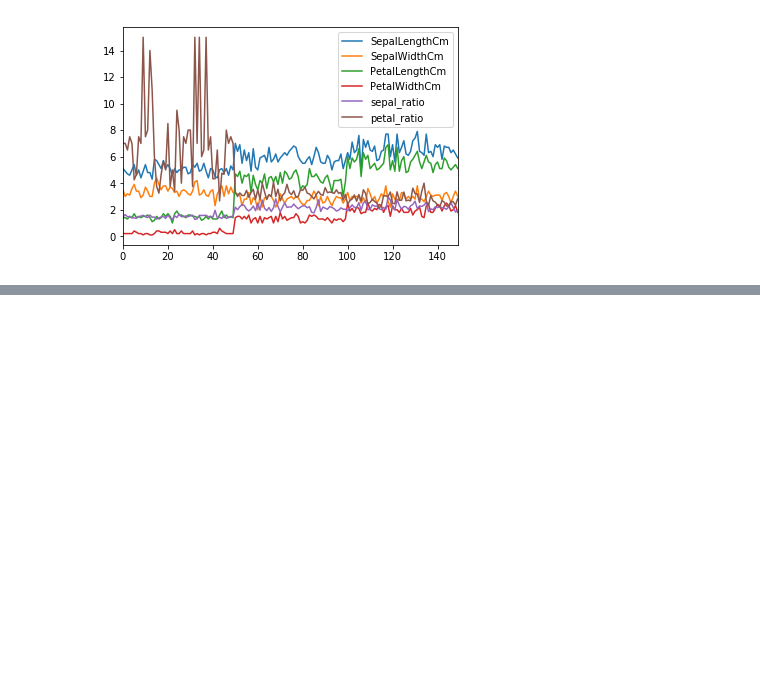
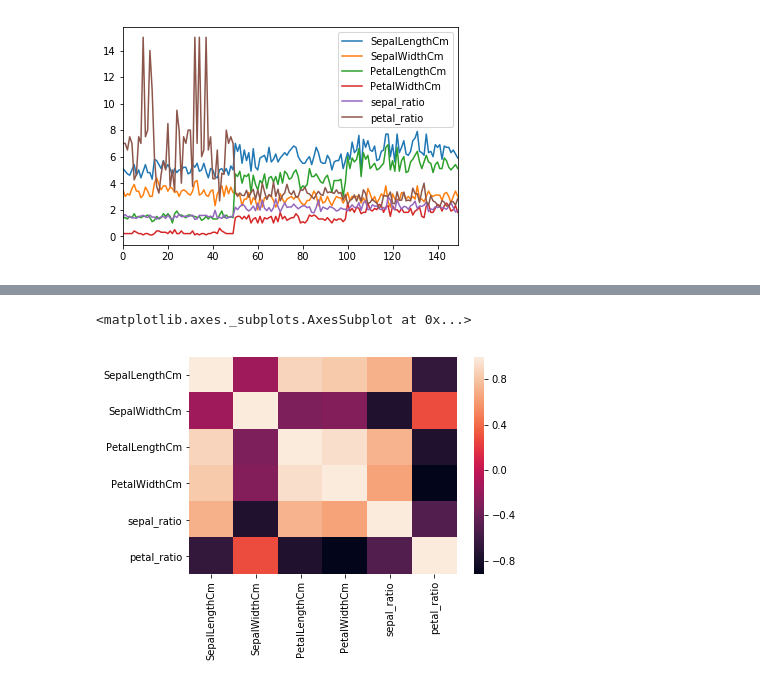
Before and after one commit to tanviredu/h20, a Jupyter notebook: python/Iris_h20.ipynb, the cells around one changed output, grey strips where cells are left out. Drawn from its saved outputs; the diff is of its cells as text; code cells hidden in the pictures; blank space fills up the shorter version.

```diff
--- a/python/Iris_h20.ipynb
+++ b/python/Iris_h20.ipynb
@@ -454,0 +460,5 @@ df.as_data_frame().plot()
+# %%
+sns.heatmap(df.as_data_frame().corr(method='spearman'))
+# %% [output]
+<matplotlib.axes._subplots.AxesSubplot at 0x...>
+[figure, added]
```
Also changed, not shown: parts of 32 cells of this notebook.
